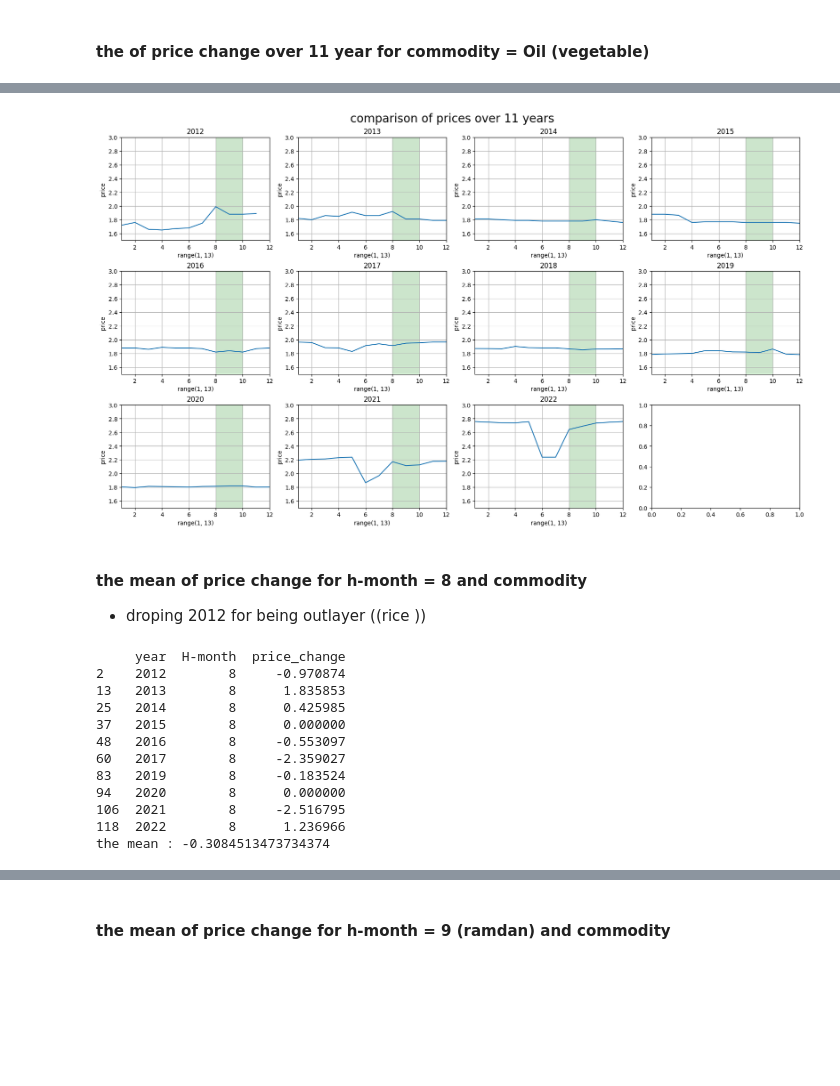
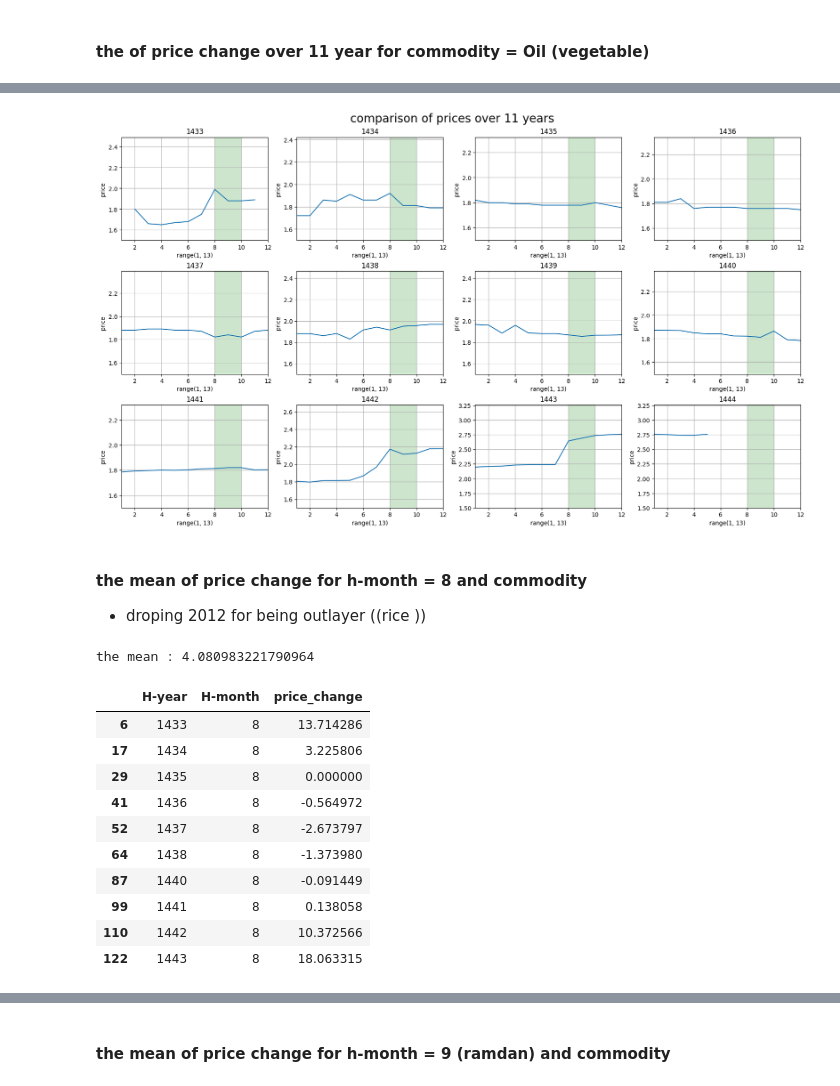
Before and after one commit to shaker113/group5_Price_Forecast, a Jupyter notebook: group_5_project.ipynb, the cells around one changed output, grey strips where cells are left out. Cells and saved outputs as stored; diff of their text form; code cells hidden in the pictures; blank space fills up the shorter version.

```diff
--- a/group_5_project.ipynb
+++ b/group_5_project.ipynb
@@ -39,6 +77,7 @@ df['year'] = df['date'].dt.year
 df = df.loc[df.year > 2011 ] # filltering the data
 
 df['H-month']=df['H-date'].apply(lambda x :int(x.split(sep='/')[1]))  # to make new columns hijri month
+df['H-year']=df['H-date'].apply(lambda x :int(x.split(sep='/')[2]))  # to make new columns hijri month
 df['is_ramdan']=df['H-date'].apply(lambda x :int(x.split(sep='/')[1]) in [8,9,10]) # to make new columns with true false values (true when hijri months is equal to 8,9,10)
 
 df.drop(['date','H-date'],axis=1,inplace=True) # droping the un needed columns
@@ -474,7 +496,11 @@ Null hyphothesis rejected
 # %% [markdown]
 #### the of price change over 11 year for commodity = Oil (vegetable)
 # %%
-df2=df[df['commodity']=='Oil (vegetable)'].groupby(['year','H-month'])['price'].mean().reset_index(name='price_change')
-# df2.price_change=df2.price_change*100
-df2.head(14)
+df2=df[(df['commodity']=='Oil (vegetable)')].groupby(['H-year','H-month'])['price'].mean().reset_index(name='price_change')
+df2["date"] = (df2["H-month"].astype(str) + "-" + df2["H-year"].astype(str)).apply(lambda x : (datetime.datetime.strptime(x,"%m-%Y")).strftime("%Y-%m"))
+# df['date']=pd.to_datetime(df2['date'].index,format='%m-%Y')
+# df2.price_change=df2.price_change.pct_change()*100
+
+
+df2.head(5 )
 # %% [output]
@@ -495,0 +513,21 @@ df2.head(14)
+# %%
+
+x = df2['date']
+y = df2['price_change']
+
+fig, ax = plt.subplots()
+fig.set_figwidth(20)
+fig.set_figheight(7)
+
+# ax.axvspan(1433, 1443, al
+# pha=0.1, color='r')
+
+# ax.set_xlabel()
+# ax.set_xticks(x)
+ax.set_xticklabels(x,rotation = 45)
+ax.set_ylabel('price')
+ax.plot(x,y)
+ax.tick_params(axis='y')
+
+plt.grid()
+plt.show()
@@ -496,40 +536,41 @@ df2.head(14)
 # %%
-fig, axs = plt.subplots(len(df2['year'].unique())//4+1, 4, figsize=(17, 10), constrained_layout=True)
+fig, axs = plt.subplots(len(df2['H-year'].unique())//4, 4, figsize=(17, 10), constrained_layout=True)
 fig.suptitle('comparison of prices over 11 years',fontsize=20)
-for ax,i in  zip(axs.flat,df2['year'].unique()):
-    data=df2[df2['year']==i]
+for ax,i in  zip(axs.flat,df2['H-year'].unique()):
+    data=df2[df2['H-year']==i]
     x=data['H-month']
     y=data['price_change']
     ax.plot(x,y)
     ax.grid()
     ax.set_xlabel('month')
     ax.set_ylabel('price')
     ax.axvspan(8, 10, alpha=0.2, color='green')
     ax.set_xlim([1,12])
-    ax.set_ylim([1.5,3])
+    ax.set_ylim([1.5,max(y)+.5])
     ax.set_xlabel(range(1,13,1))
     ax.set_title(i)
 # %% [output]
-[figure, old version]
+[figure, new version]
 # %% [markdown]
 #### the mean of price change for h-month = 8 and commodity
 * droping 2012 for being outlayer ((rice ))
 # %%
-df2=df[df['commodity']=='Meat (beef)'].groupby(['year','H-month'])['price'].mean().pct_change(periods=1).reset_index(name='price_change')
+df2=df[df['commodity']=='Oil (vegetable)'].groupby(['H-year','H-month'])['price'].mean().pct_change(periods=1).reset_index(name='price_change')
 df2.price_change=df2.price_change*100
 df2=df2[(df2['H-month']==8)]
-print(df2)
+# print(df2)
 print(f"the mean : {df2['price_change'].mean()}")
+df2.head(15)
 # %% [output]
-     year  H-month  price_change
-2    2012        8     -0.970874
-13   2013        8      1.835853
-25   2014        8      0.425985
-37   2015        8      0.000000
-48   2016        8     -0.553097
-60   2017        8     -2.359027
-83   2019        8     -0.183524
-94   2020        8      0.000000
-106  2021        8     -2.516795
-118  2022        8      1.236966
-the mean : -0.3084513473734374
+the mean : 4.080983221790964
+|  | H-year | H-month | price_change |
+| 6 | 1433 | 8 | 13.714286 |
+| 17 | 1434 | 8 | 3.225806 |
+| 29 | 1435 | 8 | 0.000000 |
+| 41 | 1436 | 8 | -0.564972 |
+| 52 | 1437 | 8 | -2.673797 |
+| 64 | 1438 | 8 | -1.373980 |
+| 87 | 1440 | 8 | -0.091449 |
+| 99 | 1441 | 8 | 0.138058 |
+| 110 | 1442 | 8 | 10.372566 |
+| 122 | 1443 | 8 | 18.063315 |
```
Also changed, not shown: parts of 19 cells of this notebook, 1 other file.
